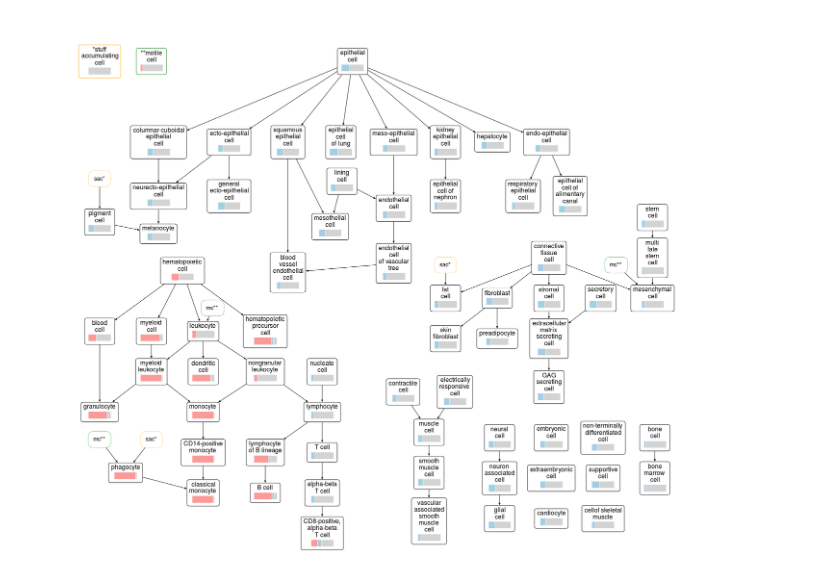
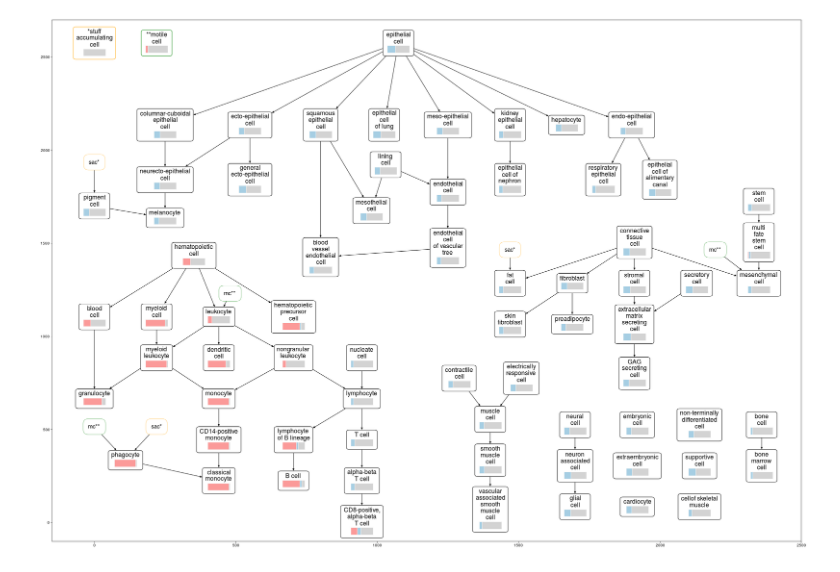
Before and after one commit to mmendez12/obo-utils, a Jupyter notebook: ontoviewer.ipynb, the cells around one changed output. Cells and saved outputs as stored; diff of their text form; code cells hidden in the pictures.

```diff
--- a/ontoviewer.ipynb
+++ b/ontoviewer.ipynb
@@ -463,8 +463,8 @@ for node_id in nodes_coord:
 
 fig, ax = plt.subplots(figsize=(35,25))
 
-ax.set_ylim(-100, 2800)
-ax.set_xlim(-250, 3000)
+ax.set_ylim(-100, 2700)
+ax.set_xlim(-150, 2500)
 
 node_to_text_display = {}
 node_to_text = {}
@@ -494,35 +494,35 @@ for node_id, node in nodes.items():
 wideleast_node = min([node_to_text_display[node["id"]] for node in nodes.values() if node["type"] == "chart_node"],
                     key=lambda x: x["w"])
 wideleast_display = wideleast_node["w"]
 
 mean_height_display = np.mean([node_to_text_display[node["id"]]["h"] for node in nodes.values() if node["type"] == "chart_node"])*.7
 
 for node_id, node in nodes.items():
     if node["type"] == "chart_node":
         p = custom_node_bottom(node, node_to_text_display[node_id], wideleast_display+40, mean_height_display, ax, fig)
 #         p = custom_node_left(node, node_to_text_display[node_id], ax, fig)
         node_to_patch[node_id] = p
 
         node_to_patch_center[node_id] = {
             "x": p.get_x() + p.get_width()/2,
             "y": p.get_y() + p.get_height()/2}
     else:
         node_to_patch_center[node_id] = {"x": node["x"], "y": node["y"]}
         bbox = dict(facecolor='none', edgecolor=node["color"], alpha=0.5, boxstyle="round,pad=.9")
         t = ax.text(node["x"], node["y"], node["name"], ha="center", va="center", fontsize=15, bbox=bbox)
         node_to_patch[node_id] = t
 
 
 for edge_id, edge in edges.items():
     v, u = (edge["source"], edge["target"])
     pos_u, pos_v = (node_to_patch_center[u], node_to_patch_center[v])
     arrow_coord = (pos_u["x"], pos_u["y"], pos_v["x"], pos_v["y"])
     ux,uy, vx, vy = arrow_coord
     ax.annotate("", (vx,vy), xytext=(ux,uy), arrowprops=dict(
         facecolor='black', patchA=node_to_patch[u], patchB=node_to_patch[v], shrinkA=.1, shrinkB=20,lw=.01,ec="black",headwidth=5,headlength=6,width=1))
-ax.axis("off");
-fig.savefig("cl_spi1_newline.pdf", bbox_inches='tight')
-fig.savefig("cl_spi1_newline.png", bbox_inches='tight')
-fig.savefig("cl_spi1_newline.svg", bbox_inches='tight')
+# ax.axis("off");
+# fig.savefig("cl_spi1_newline.pdf", bbox_inches='tight')
+# fig.savefig("cl_spi1_newline.png", bbox_inches='tight')
+# fig.savefig("cl_spi1_newline.svg", bbox_inches='tight')
 # %% [output]
-[figure, old version]
+[figure, new version]
```
